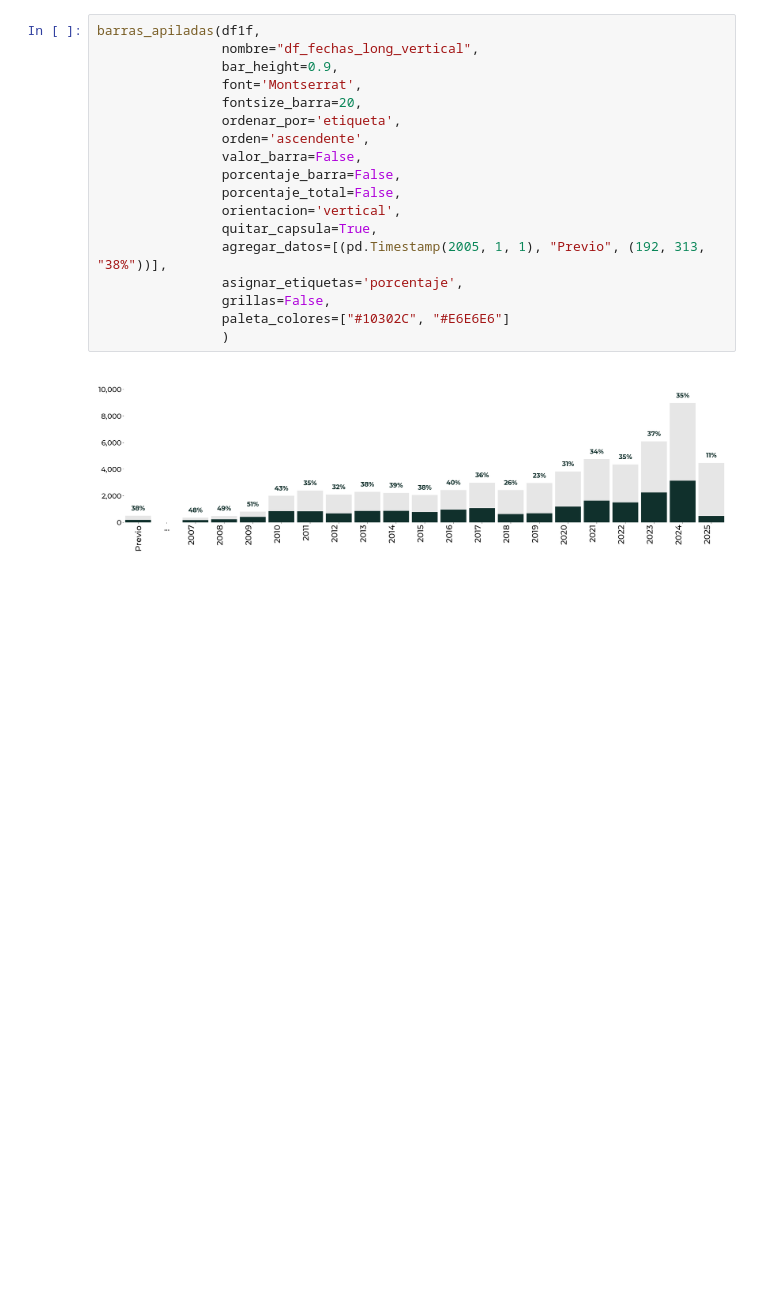
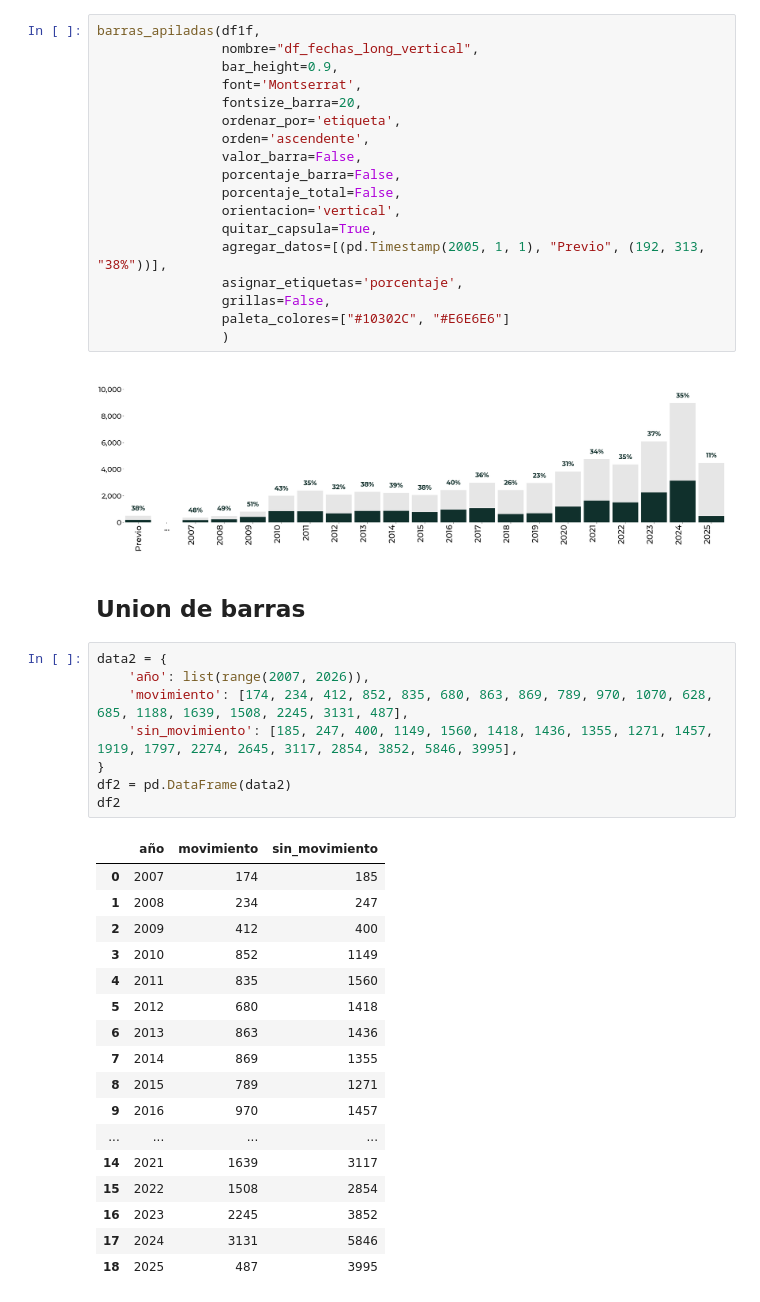
Before and after one commit to tabonitaa/graficas_gob, a Jupyter notebook: Python/barras apiladas/barras_apiladas.ipynb, the cells around one changed output. Saved outputs shown, nothing was run; the diff lists cells and outputs as text; blank space fills up the shorter version.

```diff
--- a/Python/barras apiladas/barras_apiladas.ipynb
+++ b/Python/barras apiladas/barras_apiladas.ipynb
@@ -476,3 +490,31 @@ barras_apiladas(df1f,
                 )
 # %% [output]
 [figure]
+# %% [markdown]
+## Union de barras
+# %%
+data2 = {
+    'año': list(range(2007, 2026)),
+    'movimiento': [174, 234, 412, 852, 835, 680, 863, 869, 789, 970, 1070, 628, 685, 1188, 1639, 1508, 2245, 3131, 487],
+    'sin_movimiento': [185, 247, 400, 1149, 1560, 1418, 1436, 1355, 1271, 1457, 1919, 1797, 2274, 2645, 3117, 2854, 3852, 5846, 3995],
+}
+df2 = pd.DataFrame(data2)
+df2
+# %% [output]
+|  | año | movimiento | sin_movimiento |
+| 0 | 2007 | 174 | 185 |
+| 1 | 2008 | 234 | 247 |
+| 2 | 2009 | 412 | 400 |
+| 3 | 2010 | 852 | 1149 |
+| 4 | 2011 | 835 | 1560 |
+| 5 | 2012 | 680 | 1418 |
+| 6 | 2013 | 863 | 1436 |
+| 7 | 2014 | 869 | 1355 |
+| 8 | 2015 | 789 | 1271 |
+| 9 | 2016 | 970 | 1457 |
+| ... | ... | ... | ... |
+| 14 | 2021 | 1639 | 3117 |
+| 15 | 2022 | 1508 | 2854 |
+| 16 | 2023 | 2245 | 3852 |
+| 17 | 2024 | 3131 | 5846 |
+| 18 | 2025 | 487 | 3995 |
```
Also changed, not shown: parts of 4 cells of this notebook, 3 other files.
